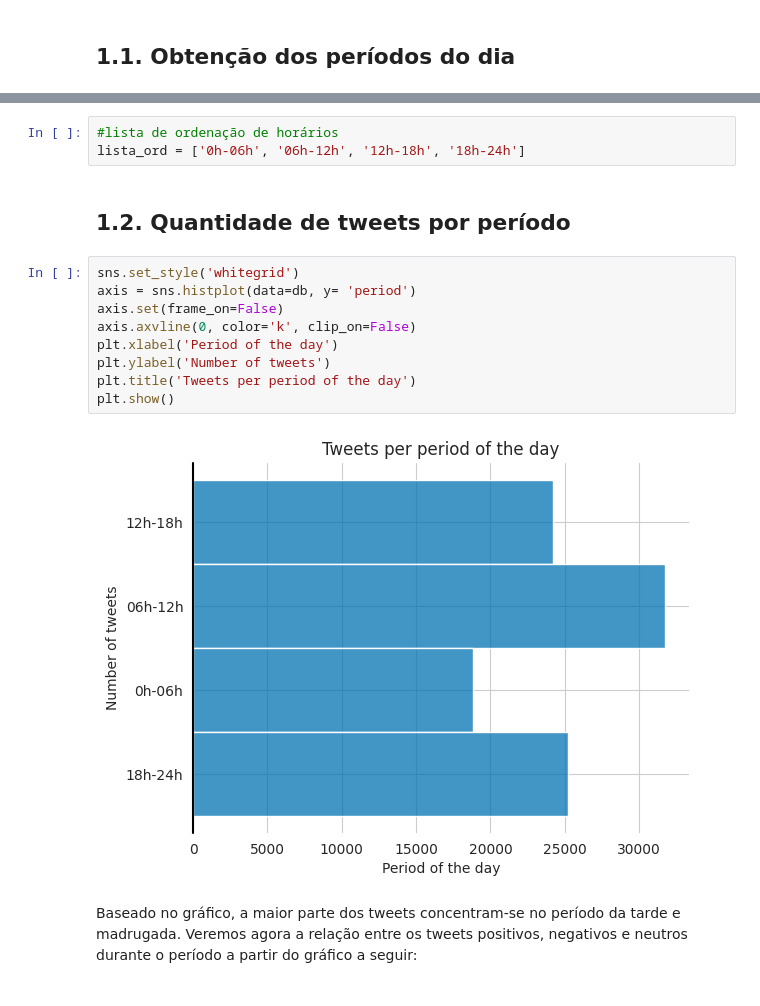
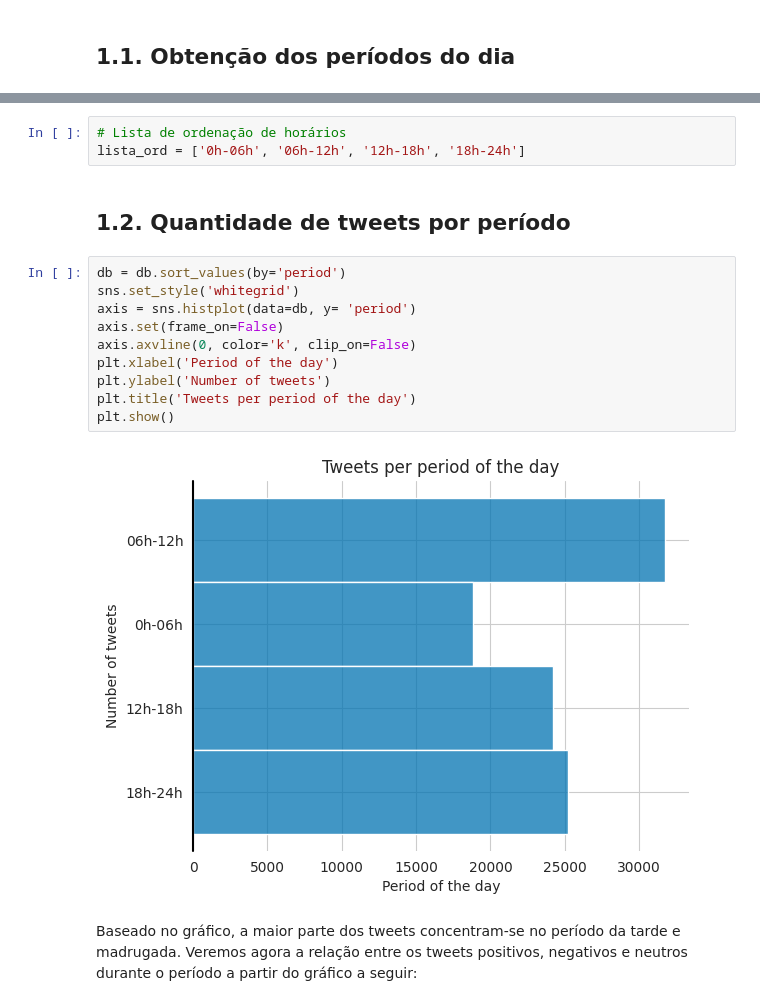
Before and after one commit to atlantico-academy/twitter-sentiment-analysis, a Jupyter notebook: notebooks/01-exploratory_data_analysis.ipynb, the cells around one changed output, grey strips where cells are left out. Saved outputs shown, nothing was run; the diff lists cells and outputs as text.

```diff
--- a/notebooks/01-exploratory_data_analysis.ipynb
+++ b/notebooks/01-exploratory_data_analysis.ipynb
@@ -117,21 +117,22 @@ db.head()
 | 3 | 1050785370982547461 | aaaaaaaa amei tanto essas polaroi... | Fri Oct 12 16:28:49 +0000 2018 | Positive | :) | 2018-10-12 13:28:49-03:00 | 12h-18h |
 | 4 | 1050785368902131713 | Valoriza o coração do menininho q... | Fri Oct 12 16:28:49 +0000 2018 | Positive | :) | 2018-10-12 13:28:49-03:00 | 12h-18h |
 # %%
-#lista de ordenação de horários
+# Lista de ordenação de horários
 lista_ord = ['0h-06h', '06h-12h', '12h-18h', '18h-24h']
 # %% [markdown]
 ## 1.2. Quantidade de tweets por período
 # %%
+db = db.sort_values(by='period')
 sns.set_style('whitegrid')
 axis = sns.histplot(data=db, y= 'period')
 axis.set(frame_on=False)
 axis.axvline(0, color='k', clip_on=False)
 plt.xlabel('Period of the day')
 plt.ylabel('Number of tweets')
 plt.title('Tweets per period of the day')
 plt.show()
 # %% [output]
-[figure, old version]
+[figure, new version]
 # %% [markdown]
 Baseado no gráfico, a maior parte dos tweets concentram-se no período da tarde e madrugada. Veremos agora a relação entre os tweets positivos, negativos e neutros durante o período a partir do gráfico a seguir:
 # %%
```
Also changed, not shown: parts of 11 cells of this notebook.
